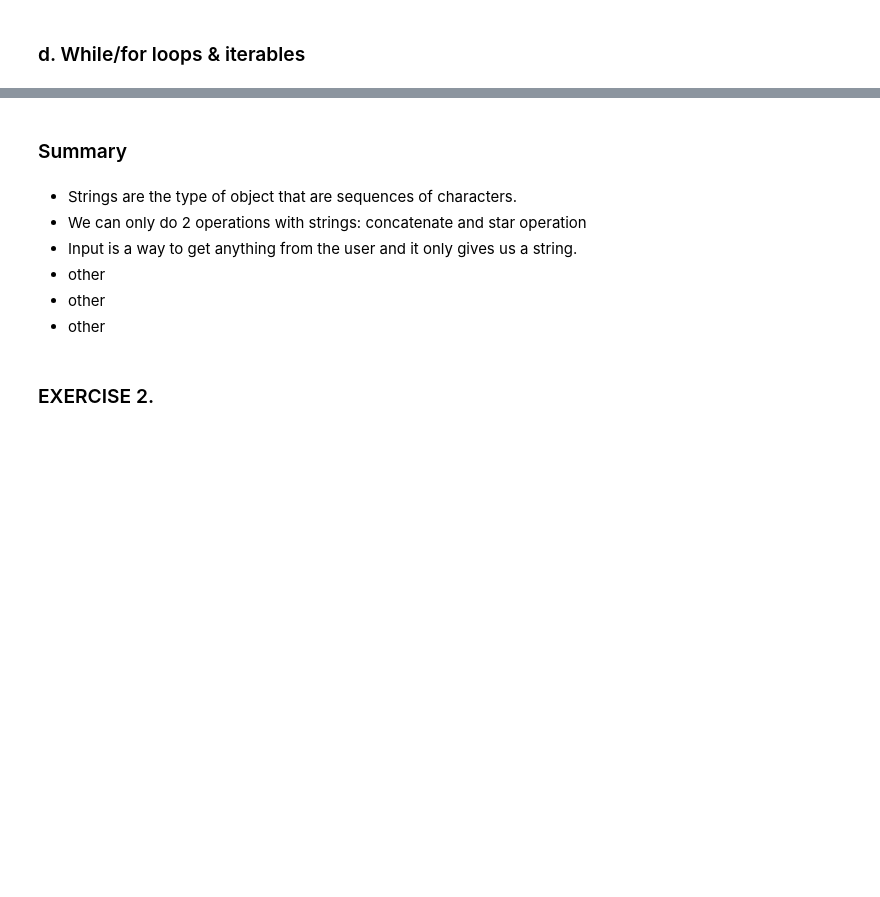
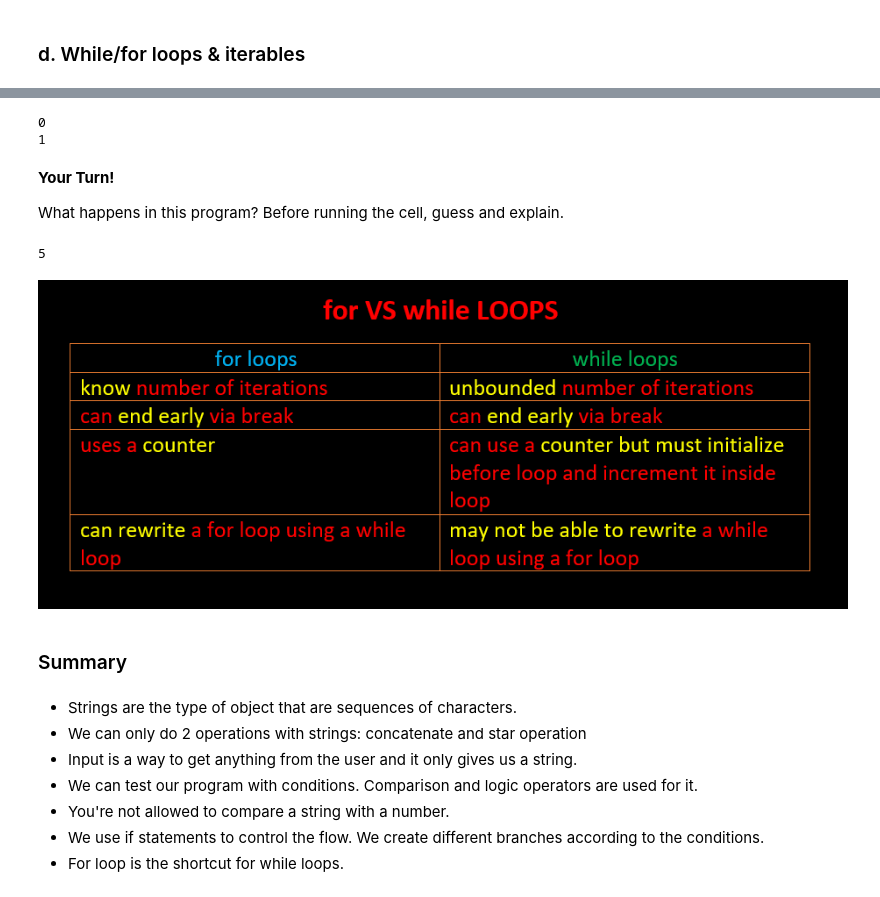
Before and after one commit to eashahabib/Foundation-Course, a Jupyter notebook: Chapter 1. Programming/Module 0. Programming I/1.0.1. Branching and Iteration.ipynb, the cells around one changed output, grey strips where cells are left out. Drawn from its saved outputs; the diff is of its cells as text; code cells hidden in the pictures; blank space fills up the shorter version.

```diff
--- a/Chapter 1. Programming/Module 0. Programming I/1.0.1. Branching and Iteration.ipynb
+++ b/Chapter 1. Programming/Module 0. Programming I/1.0.1. Branching and Iteration.ipynb
@@ -276,11 +392,38 @@ SyntaxError: invalid syntax (<ipython-input-15-cd33061611bc>, line 3)
+# %%
+x = 0
+while x < 5:
+    if x == 2:
+        break
+    print(x)
+    x += 1
+# %% [output]
+0
+1
+# %% [markdown]
+**Your Turn!**
+
+What happens in this program? Before running the cell, guess and explain.
+# %%
+mysum = 0
+for i in range(5, 11, 2):
+    mysum += i
+    if mysum == 5:
+        break
+        mysum += 1
+print(mysum)
+# %% [output]
+5
+# %%
+display(Image(filename='images/for_while.png', embed=True))
+# %% [output]
+[figure, added]
 # %% [markdown]
 ### Summary
 # %% [markdown]
 * Strings are the type of object that are sequences of characters.
 * We can only do 2 operations with strings: concatenate and star operation
 * Input is a way to get anything from the user and it only gives us a string.
-* other
-* other
-* other
+* We can test our program with conditions. Comparison and logic operators are used for it.
+* You're not allowed to compare a string with a number.
+* We use if statements to control the flow. We create different branches according to the conditions.
+* For loop is the shortcut for while loops.
-# %% [markdown]
-### EXERCISE 2.
```
Also changed, not shown: parts of 24 cells of this notebook, 2 other files.
